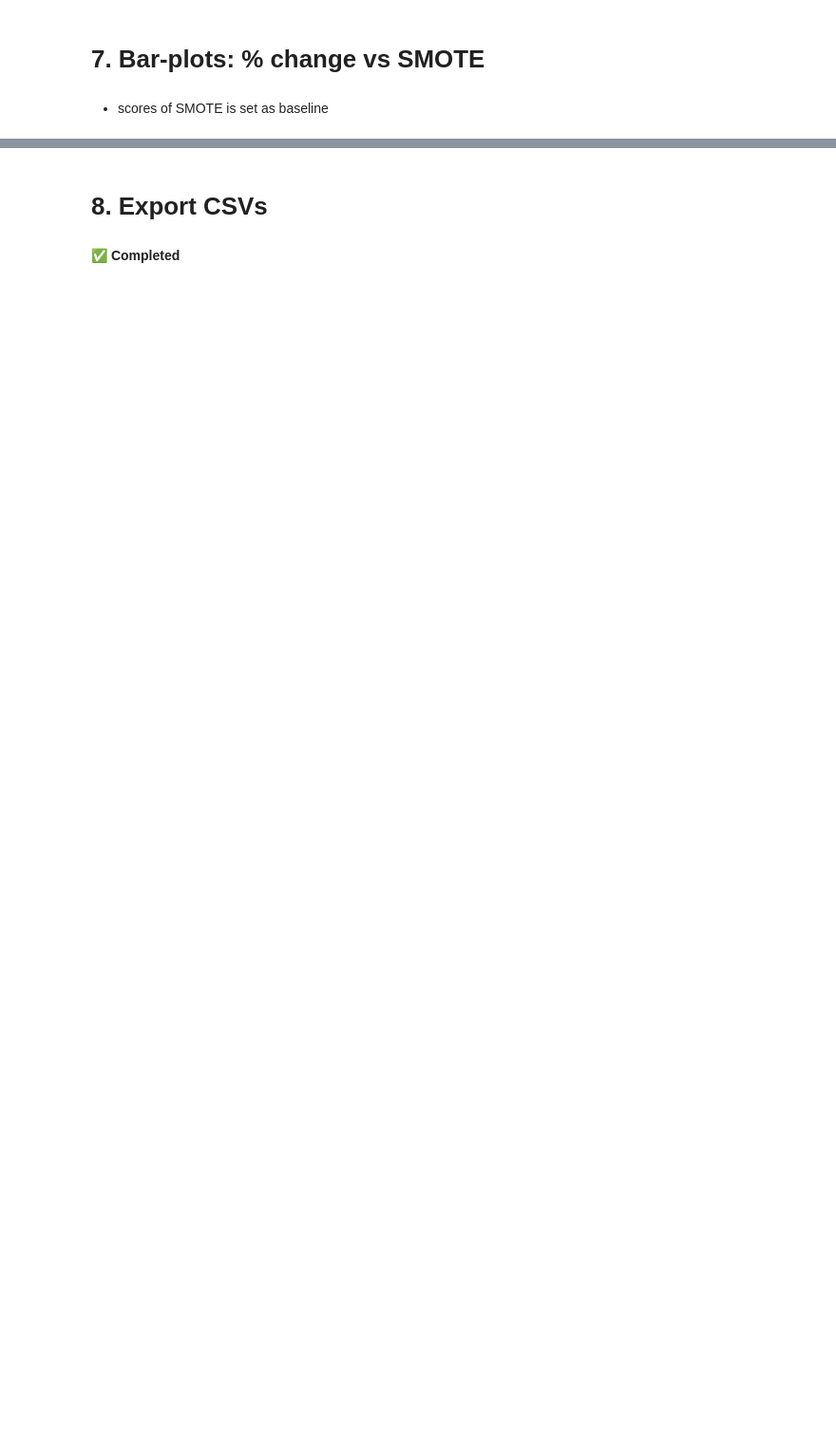
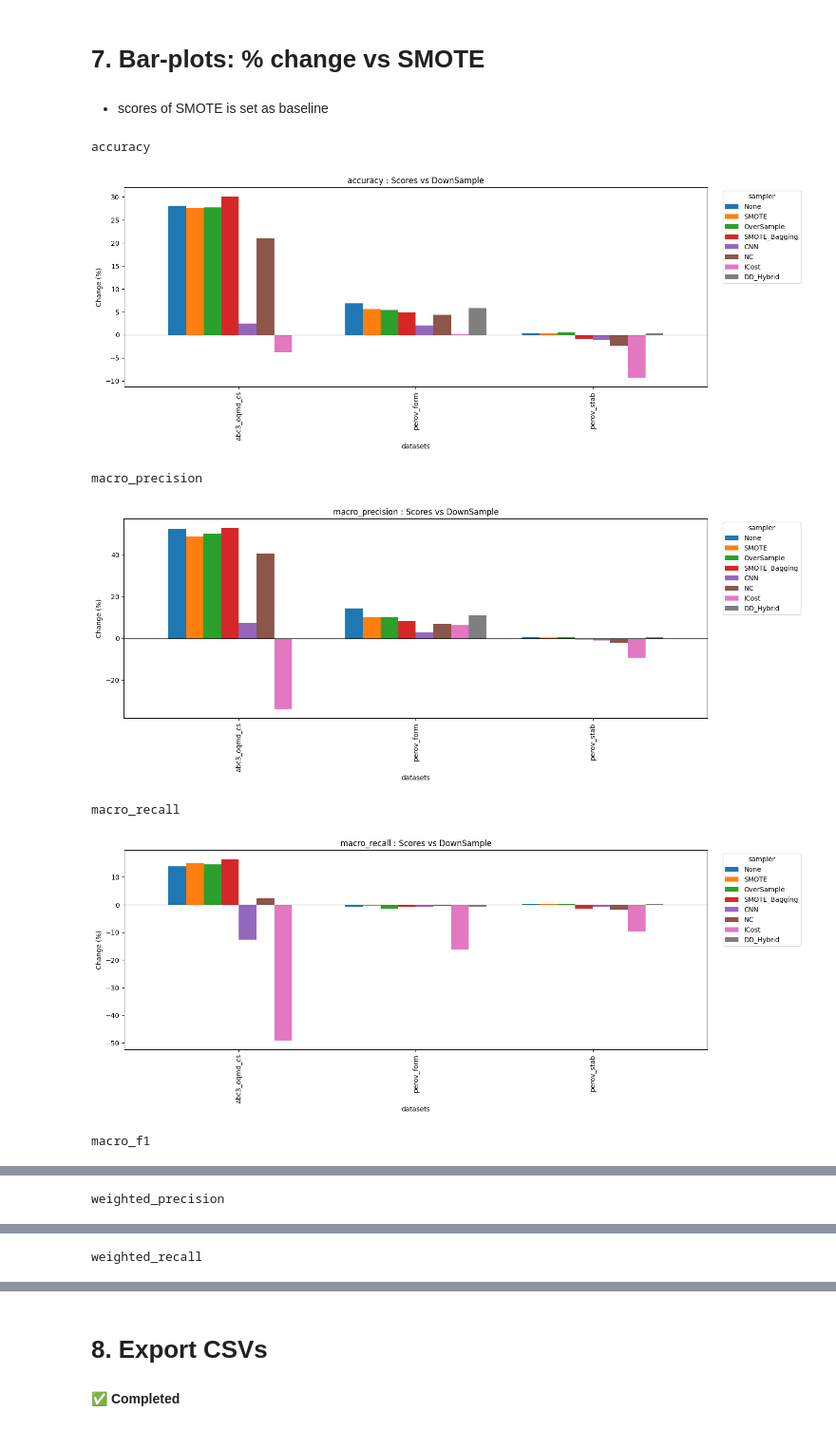
Before and after one commit to omarfarukof/Perovskite-ML-papers, a Jupyter notebook: A_Multi_class_Dataset_Comparison/A_Classification_Comparison.ipynb, the cells around one changed output, grey strips where cells are left out. Shown at 95% size. Saved outputs shown, nothing was run; the diff lists cells and outputs as text; code cells hidden in the pictures; blank space fills up the shorter version.

```diff
--- a/A_Multi_class_Dataset_Comparison/A_Classification_Comparison.ipynb
+++ b/A_Multi_class_Dataset_Comparison/A_Classification_Comparison.ipynb
@@ -40,13 +41,13 @@ def read_data(path: Path):
 # %% [markdown]
 - Dataset path:
 # %%
-DATA_DIR   = Path("Imbalanced_datasets") / "binary"         # CSV files
+DATA_DIR   = Path("datasets")    # CSV files
 CSV_FILES  = sorted(DATA_DIR.glob("*.csv"))
 assert CSV_FILES, "No CSV found"
 # %% [markdown]
 - Result save path
 # %%
-OUT_DIR = pathlib.Path("output") / "binary"
+OUT_DIR = pathlib.Path("output")
 OUT_DIR.mkdir(exist_ok=True, parents=True)
 # %% [markdown]
 - All avalable datasets:
@@ -207,0 +269,5 @@ KeyError: 'IR'
+# %%
+pipe = build_pipeline("SMOTE")
+clf = pipe[-1]
+print(hasattr(pipe[-1], 'n_neighbors'))
+dir(clf)
@@ -220,8 +449,8 @@ for metric in METRICS:
 # %% [markdown]
 - Display Scores
 # %%
-# for df in df_per_metric:
-#     print("="*80)
-#     print(df.name)
-#     display(df)
-#     print("")
+for name, df in df_per_metric.items():
+    print("="*80)
+    print(name)
+    display(df)
+    print("")
@@ -232,23 +497,33 @@ df_per_metric["mcc"]
 # %% [markdown]
 - scores of SMOTE is set as baseline
 # %%
-baseline = "SMOTE"
+baseline = "DownSample"
 
 # for df in df_per_metric:
 for name, df in df_per_metric.items():
-#     metric = df.name
-    rel = ((df.subtract(df[baseline], axis=0)
-            .div(df[baseline], axis=0))*100).round(2)
-    rel = rel.drop(columns=[baseline], errors="ignore")
+        print(name)
+        # metric = df.name
+        # df = df.dropna()
+        rel = ((df.subtract(df[baseline], axis=0)
+                .div(df[baseline], axis=0))*100).round(2)
+        rel = rel.drop(columns=[baseline], errors="ignore")
 
-    fig, ax = plt.subplots(figsize=(10, 6))
-    rel.plot(kind="bar", ax=ax, width=0.8)
-    ax.axhline(0, color="black", lw=0.8)
-    ax.set_title(f"{metric} : Change (%) vs {baseline}")
-    ax.set_ylabel("Change (%)")
-    ax.set_xlabel("datasets")
-    ax.legend(title="sampler", bbox_to_anchor=(1.02, 1), loc="upper left")
-    plt.tight_layout()
-    fig.savefig(OUT_DIR/f"rel_vs_{baseline}_{metric}.png", dpi=300)
-    plt.show()
-    plt.close(fig)
+        fig, ax = plt.subplots(figsize=(15, 6))
+        rel.plot(kind="bar", ax=ax, width=0.8)
+        ax.axhline(0, color="black", lw=0.8)
+        ax.set_title(f"{name} : Scores vs {baseline}")
+        ax.set_ylabel("Change (%)")
+        ax.set_xlabel("datasets")
+        ax.legend(title="sampler", bbox_to_anchor=(1.02, 1), loc="upper left")
+        plt.tight_layout()
+        fig.savefig(OUT_DIR/f"{name}_rel_vs_{baseline}.png", dpi=300)
+        plt.show()
+        plt.close(fig)
+# %% [output]
+accuracy
+[figure, added]
+macro_precision
+[figure, added]
+macro_recall
+[figure, added]
+macro_f1
@@ -254,0 +531 @@ for name, df in df_per_metric.items():
+weighted_precision
@@ -254,0 +533 @@ for name, df in df_per_metric.items():
+weighted_recall
```
Also changed, not shown: parts of 13 cells of this notebook, 9 other files.
